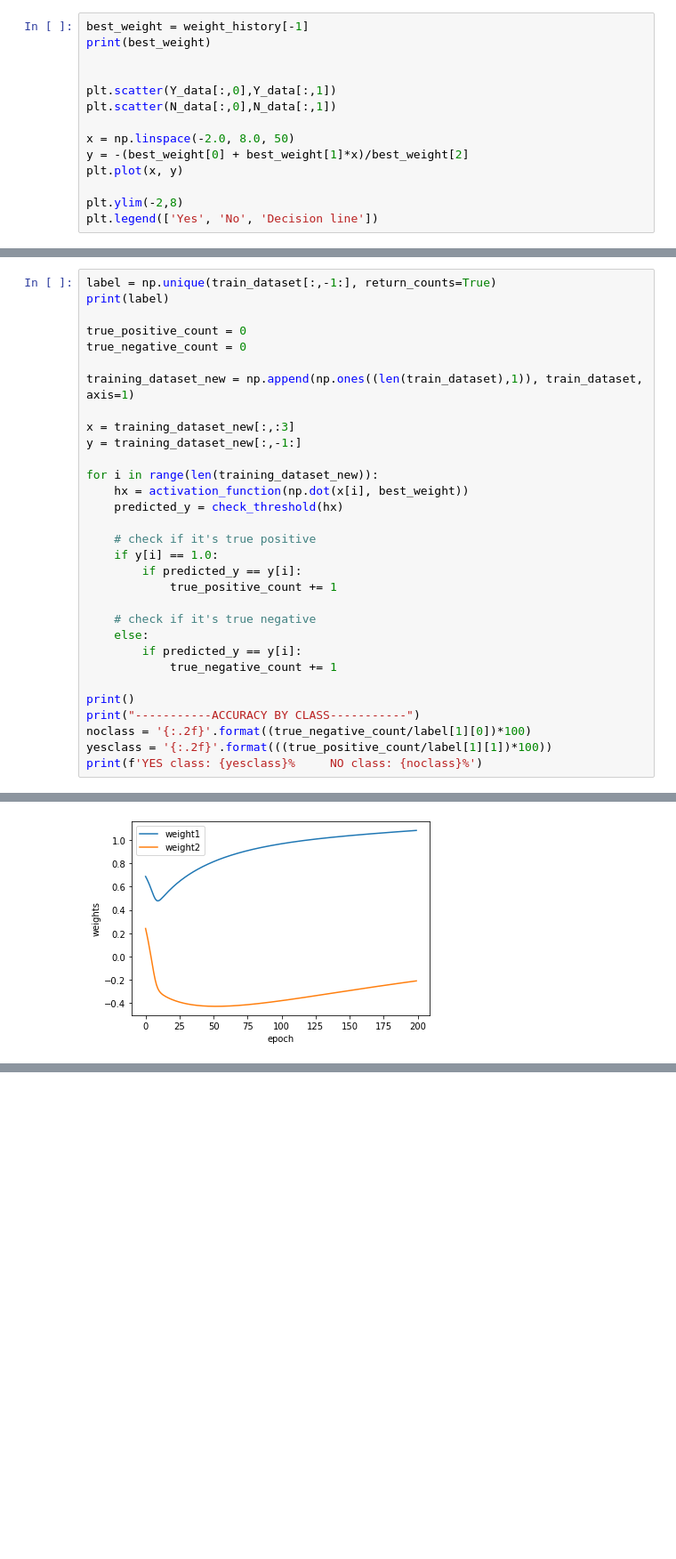
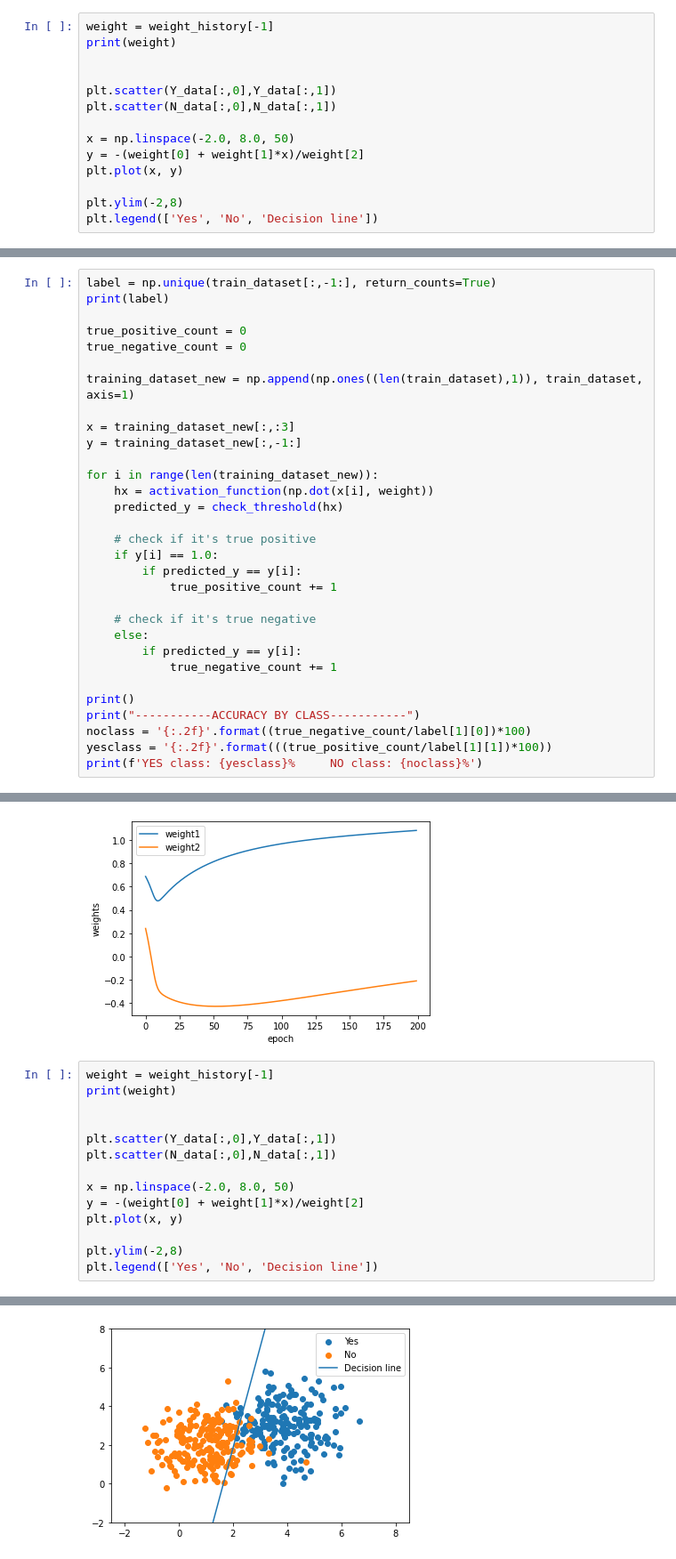
Before and after one commit to Fiquee/NeuralComputing, a Jupyter notebook: PerceptronAssignment_SGD_and_BGDMiniBGD_question_2021_22.ipynb, the cells around one changed output, grey strips where cells are left out. Shown at 89% size. Drawn from its saved outputs; the diff is of its cells as text; blank space fills up the shorter version.

```diff
--- a/PerceptronAssignment_SGD_and_BGDMiniBGD_question_2021_22.ipynb
+++ b/PerceptronAssignment_SGD_and_BGDMiniBGD_question_2021_22.ipynb
@@ -429,15 +429,15 @@ plt.legend(['weight1','weight2'])
 <matplotlib.legend.Legend at 0x...>
 [figure]
 # %%
-best_weight = weight_history[-1]
-print(best_weight)
+weight = weight_history[-1]
+print(weight)
 
 
 plt.scatter(Y_data[:,0],Y_data[:,1])
 plt.scatter(N_data[:,0],N_data[:,1])
 
 x = np.linspace(-2.0, 8.0, 50)
-y = -(best_weight[0] + best_weight[1]*x)/best_weight[2]
+y = -(weight[0] + weight[1]*x)/weight[2]
 plt.plot(x, y)
 
 plt.ylim(-2,8)
@@ -459,7 +459,7 @@ x = training_dataset_new[:,:3]
 y = training_dataset_new[:,-1:]
 
 for i in range(len(training_dataset_new)):
-    hx = activation_function(np.dot(x[i], best_weight))
+    hx = activation_function(np.dot(x[i], weight))
     predicted_y = check_threshold(hx)
 
     # check if it's true positive
@@ -580,3 +580,18 @@ plt.legend(["weight1","weight2"])
 # %% [output]
 <matplotlib.legend.Legend at 0x...>
 [figure]
+# %%
+weight = weight_history[-1]
+print(weight)
+
+
+plt.scatter(Y_data[:,0],Y_data[:,1])
+plt.scatter(N_data[:,0],N_data[:,1])
+
+x = np.linspace(-2.0, 8.0, 50)
+y = -(weight[0] + weight[1]*x)/weight[2]
+plt.plot(x, y)
+
+plt.ylim(-2,8)
+plt.legend(['Yes', 'No', 'Decision line'])
+# %% [output]
@@ -582,0 +600 @@ plt.legend(["weight1","weight2"])
+[figure, added]
```
Also changed, not shown: parts of 2 cells of this notebook.
